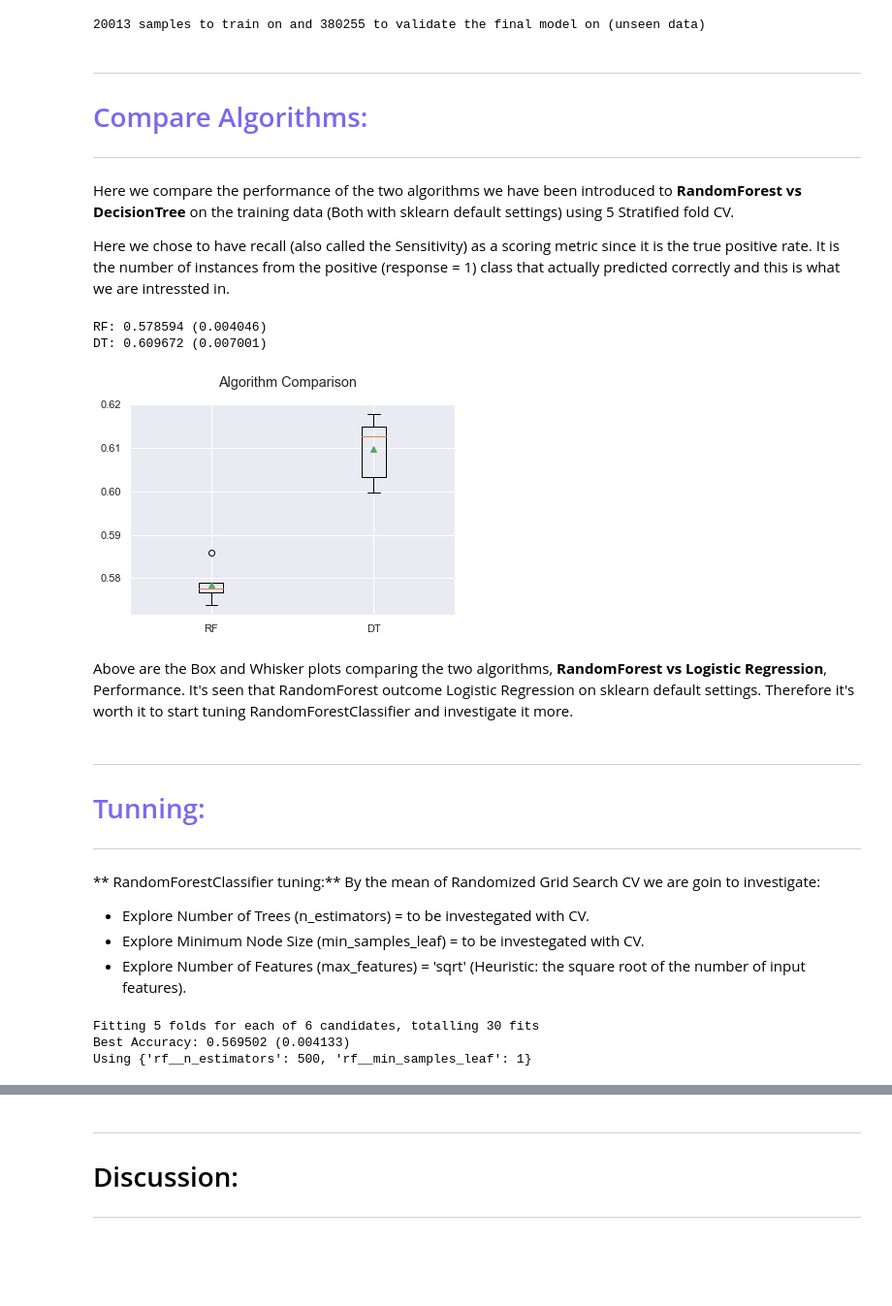
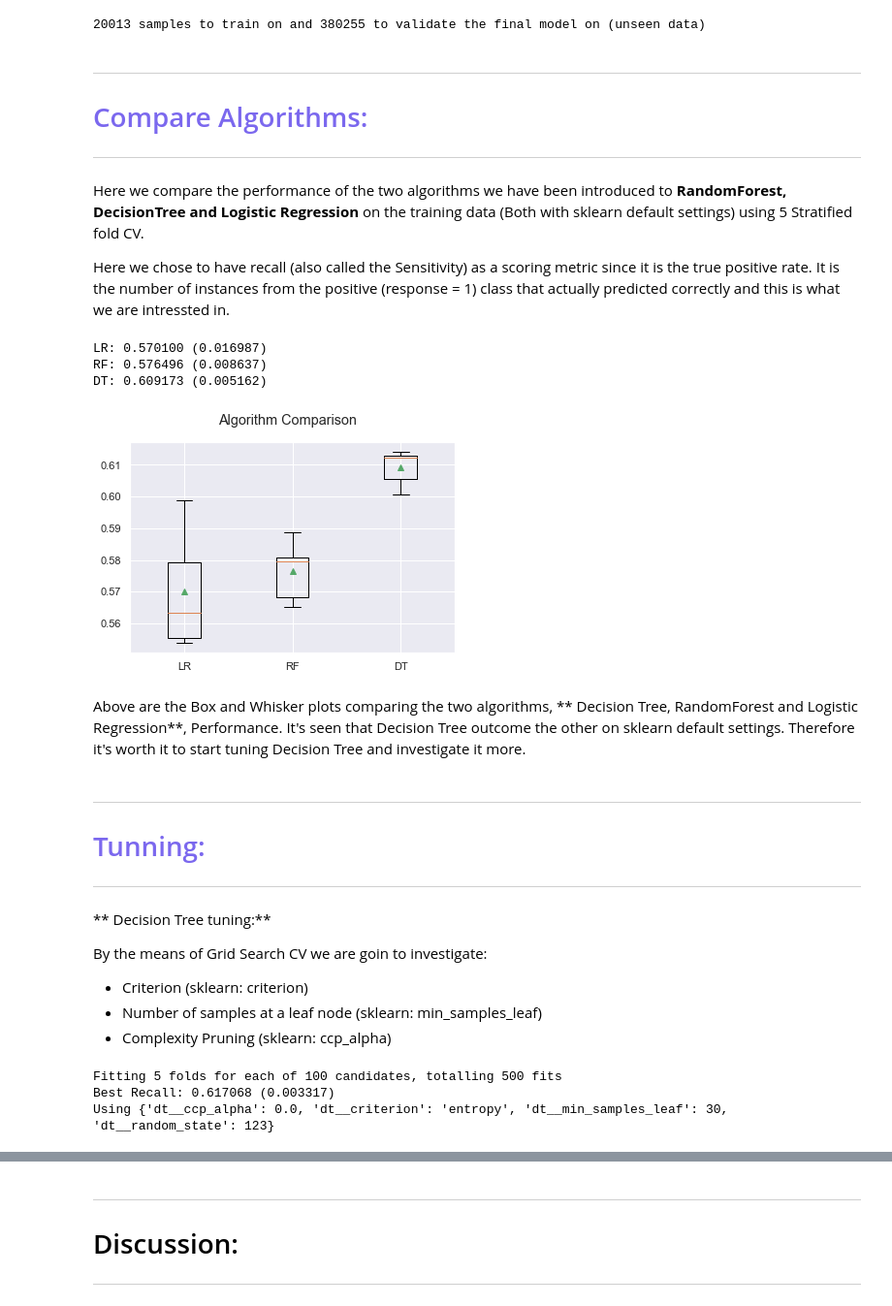
Before and after one commit to AbdulstarKousa/social-data-analysis, a Jupyter notebook: Project/Final_NoteBook_P03.ipynb, the cells around one changed output, grey strips where cells are left out. Shown at 97% size. Saved outputs shown, nothing was run; the diff lists cells and outputs as text; code cells hidden in the pictures; blank space fills up the shorter version.

```diff
--- a/Project/Final_NoteBook_P03.ipynb
+++ b/Project/Final_NoteBook_P03.ipynb
@@ -285,43 +291,45 @@ print (f'{len(Y_train)} samples to train on and {len(Y_validation)} to validate
 
 ---
 
-Here we compare the performance of the two algorithms we have been introduced to **RandomForest vs DecisionTree** on the training data (Both with sklearn default settings) using 5 Stratified fold CV.
+Here we compare the performance of the two algorithms we have been introduced to **RandomForest, DecisionTree and Logistic Regression** on the training data (Both with sklearn default settings) using 5 Stratified fold CV.
 
 
 Here we chose to have recall (also called the Sensitivity) as a scoring metric since it is the true positive rate. It is the number of instances from the positive (response = 1) class that actually predicted correctly and this is what we are intressted in.
 # %%
 """ scoring """
 scoring = 'recall'
 
 """ Pipelines """
 pipelines = []
+pipelines.append(('LR', Pipeline([('preprocessor', preprocessor),('lr',LogisticRegression())])))
 pipelines.append(('RF', Pipeline([('preprocessor', preprocessor),('rf',RandomForestClassifier())])))
 pipelines.append(('DT', Pipeline([('preprocessor', preprocessor),('dt',DecisionTreeClassifier())])))
 
 """ CV """
 results = []
 names = []
 for name, model in pipelines:
     skfold = StratifiedKFold(n_splits=5,shuffle= True, random_state=seed)
     cv_results = cross_val_score(model, X_train, Y_train, cv=skfold, scoring=scoring)
     results.append(cv_results)
     names.append(name)
     msg = "%s: %f (%f)" % (name, cv_results.mean(), cv_results.std())
     print(msg)
 
 """ Compare Algorithms """
 fig = plt.figure()
 fig.suptitle('Algorithm Comparison')
 ax = fig.add_subplot(111)
 plt.boxplot(results, showmeans=True)
 ax.set_xticklabels(names)
 plt.show()
 # %% [output]
-RF: 0.578594 (0.004046)
-DT: 0.609672 (0.007001)
+LR: 0.570100 (0.016987)
+RF: 0.576496 (0.008637)
+DT: 0.609173 (0.005162)
-[figure, old version]
+[figure, new version]
 # %% [markdown]
-Above are the Box and Whisker plots comparing the two algorithms, **RandomForest vs Logistic Regression**, Performance. It's seen that RandomForest outcome Logistic Regression on sklearn default settings. Therefore it's worth it to start tuning RandomForestClassifier and investigate it more.
+Above are the Box and Whisker plots comparing the two algorithms, ** Decision Tree, RandomForest and Logistic Regression**, Performance. It's seen that Decision Tree outcome the other on sklearn default settings. Therefore it's worth it to start tuning Decision Tree and investigate it more.
 # %% [markdown]
 ---
 
@@ -329,34 +337,38 @@ Above are the Box and Whisker plots comparing the two algorithms, **RandomForest
 
 ---
 
- ** RandomForestClassifier tuning:**
- By the mean of Randomized Grid Search CV we are goin to investigate:
- - Explore Number of Trees    (n_estimators)      = to be investegated with CV.
- - Explore Minimum Node Size  (min_samples_leaf)  = to be investegated with CV.
- - Explore Number of Features (max_features)      = 'sqrt' (Heuristic: the square root of the number of input features).
+ ** Decision Tree tuning:**
+
+ By the means of Grid Search CV we are goin to investigate:
+ - Criterion (sklearn: criterion)
+ - Number of samples at a leaf node (sklearn: min_samples_leaf)
+ - Complexity Pruning (sklearn: ccp_alpha)
 # %%
 """ Define models """
 model = Pipeline([
     ('preprocessor', preprocessor),
-    ('rf',RandomForestClassifier(max_features = 'sqrt'))
+    ('dt',DecisionTreeClassifier())
     ])
 
 """ Define grid parameters """
-n_estimators = [100,500,1000]
-min_samples_leaf = [1, 50, 100]
-grid = dict(rf__n_estimators=n_estimators, rf__min_samples_leaf=min_samples_leaf)
+random_state = [seed]
+criterion        = ['gini', 'entropy']
+min_samples_leaf = list(range(0,60,10))
+min_samples_leaf.remove(0)
+ccp_alpha        = np.linspace(0, 1, 10)
+grid = dict(dt__random_state = random_state, dt__criterion=criterion, dt__min_samples_leaf=min_samples_leaf, dt__ccp_alpha=ccp_alpha)
 
 """ Define grid search """
-cv = StratifiedKFold(n_splits=5,shuffle= True, random_state=seed)
-random_grid_search = RandomizedSearchCV(estimator = model, param_distributions = grid, scoring=scoring, n_iter = 6, cv = cv, verbose=2, n_jobs = 4)
-grid_result = random_grid_search.fit(X_train, Y_train)
+cv = StratifiedKFold(n_splits=5, shuffle= True, random_state=seed)
+grid_search = GridSearchCV(estimator = model, param_grid = grid, scoring=scoring, cv = cv, n_jobs = 4, verbose = 2)
+grid_result = grid_search.fit(X_train, Y_train)
 
 """ best results """
 print("Best Recall: %f (%f) \nUsing %s" % (grid_result.best_score_, grid_result.cv_results_['std_test_score'][grid_result.best_index_], grid_result.best_params_))
 # %% [output]
-Fitting 5 folds for each of 6 candidates, totalling 30 fits
-Best Accuracy: 0.569502 (0.004133)
-Using {'rf__n_estimators': 500, 'rf__min_samples_leaf': 1}
+Fitting 5 folds for each of 100 candidates, totalling 500 fits
+Best Recall: 0.617068 (0.003317)
+Using {'dt__ccp_alpha': 0.0, 'dt__criterion': 'entropy', 'dt__min_samples_leaf': 30, 'dt__random_state': 123}
 # %% [markdown]
 ---
 
```
Also changed, not shown: parts of 13 cells of this notebook.
